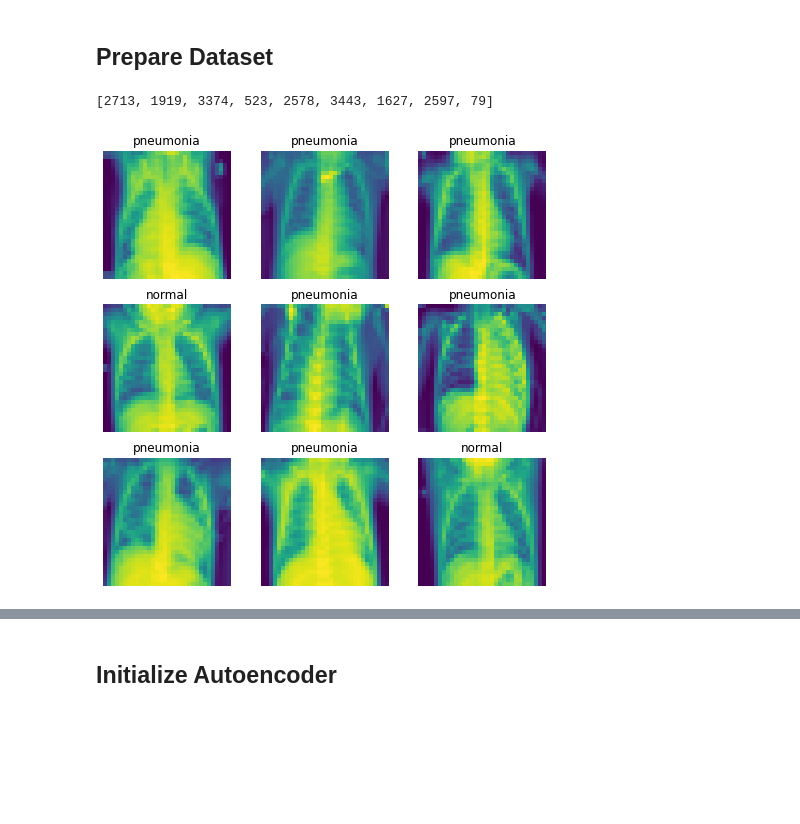
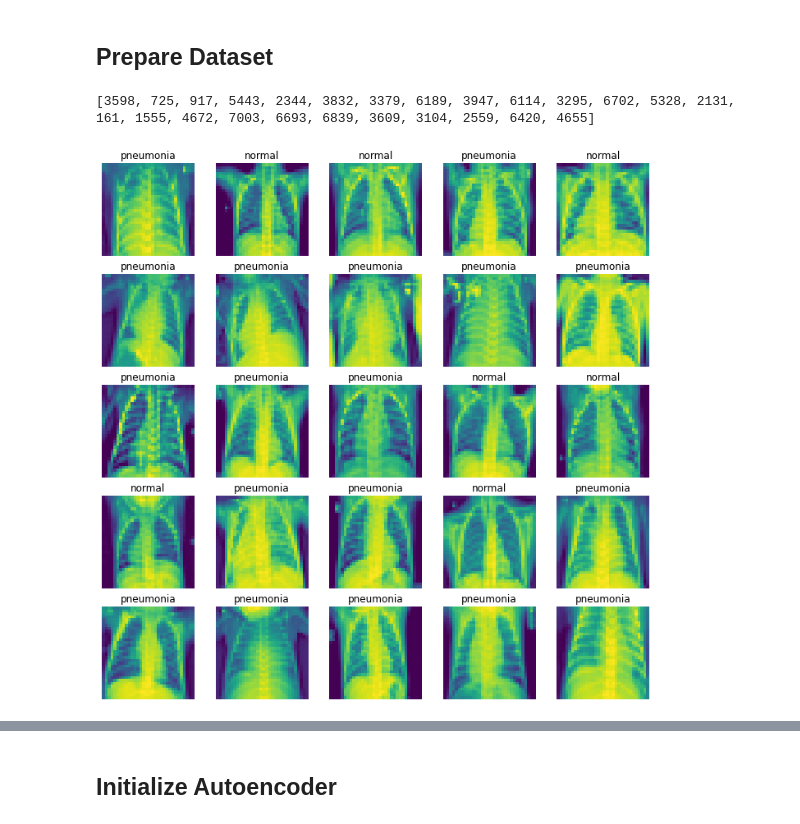
Before and after one commit to RealWinTKyaw/Deep-Learning, a Jupyter notebook: 2_Autoencoder.ipynb, the cells around one changed output, grey strips where cells are left out. Cells and saved outputs as stored; diff of their text form; code cells hidden in the pictures; blank space fills up the shorter version.

```diff
--- a/2_Autoencoder.ipynb
+++ b/2_Autoencoder.ipynb
@@ -31,8 +26,8 @@ cuda
 # %%
 size = 32
 batch_size = 128
-transformation = Compose([RandomHorizontalFlip(), Grayscale(1),
-                          Resize((size, size)), ToTensor(), Normalize(mean=[0.4815], std=[0.2135])])
+transformation = Compose([RandomHorizontalFlip(), Resize((size, size)), Grayscale(1),
+                          RandomAdjustSharpness(2, p=1), ToTensor(), Normalize(mean=[0.4814], std=[0.2136])])
 # %%
 root = 'chest_xray/train'
 train_data = create_dataset(root, transformation)
@@ -49,5 +40,8 @@ val_loader = produce_loader(val_data, batch_size)
+# %%
+entire_dataset = torch.utils.data.ConcatDataset([ train_data, test_data, val_data ])
+data_loader = produce_loader(entire_dataset, batch_size)
 # %%
-visualize_data(train_data)
+visualize_data(entire_dataset, (12, 12), 5)
 # %% [output]
-[2713, 1919, 3374, 523, 2578, 3443, 1627, 2597, 79]
+[3598, 725, 917, 5443, 2344, 3832, 3379, 6189, 3947, 6114, 3295, 6702, 5328, 2131, 161, 1555, 4672, 7003, 6693, 6839, 3609, 3104, 2559, 6420, 4655]
-[figure, old version]
+[figure, new version]
```
Also changed, not shown: parts of 10 cells of this notebook, 13 other files.
